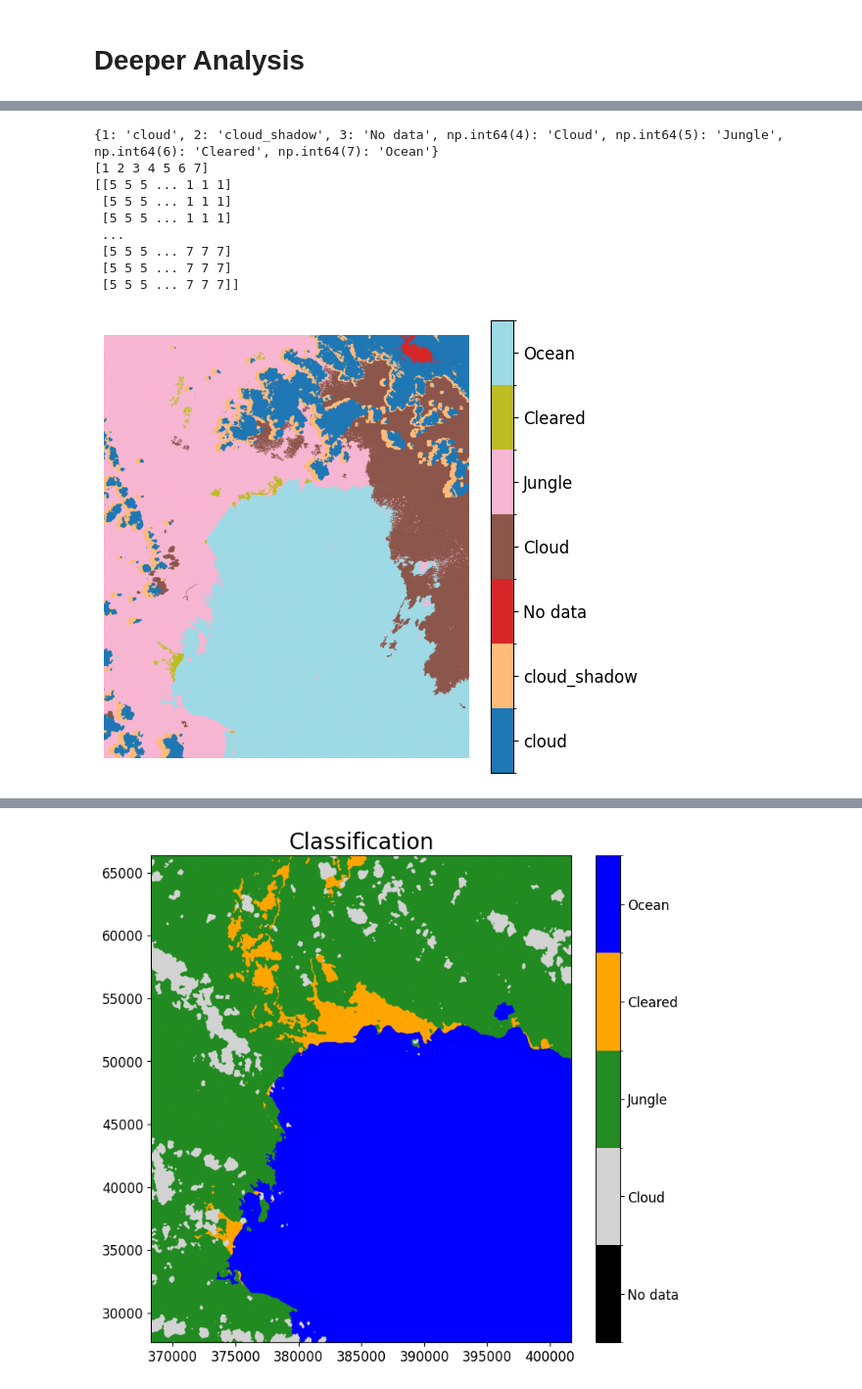
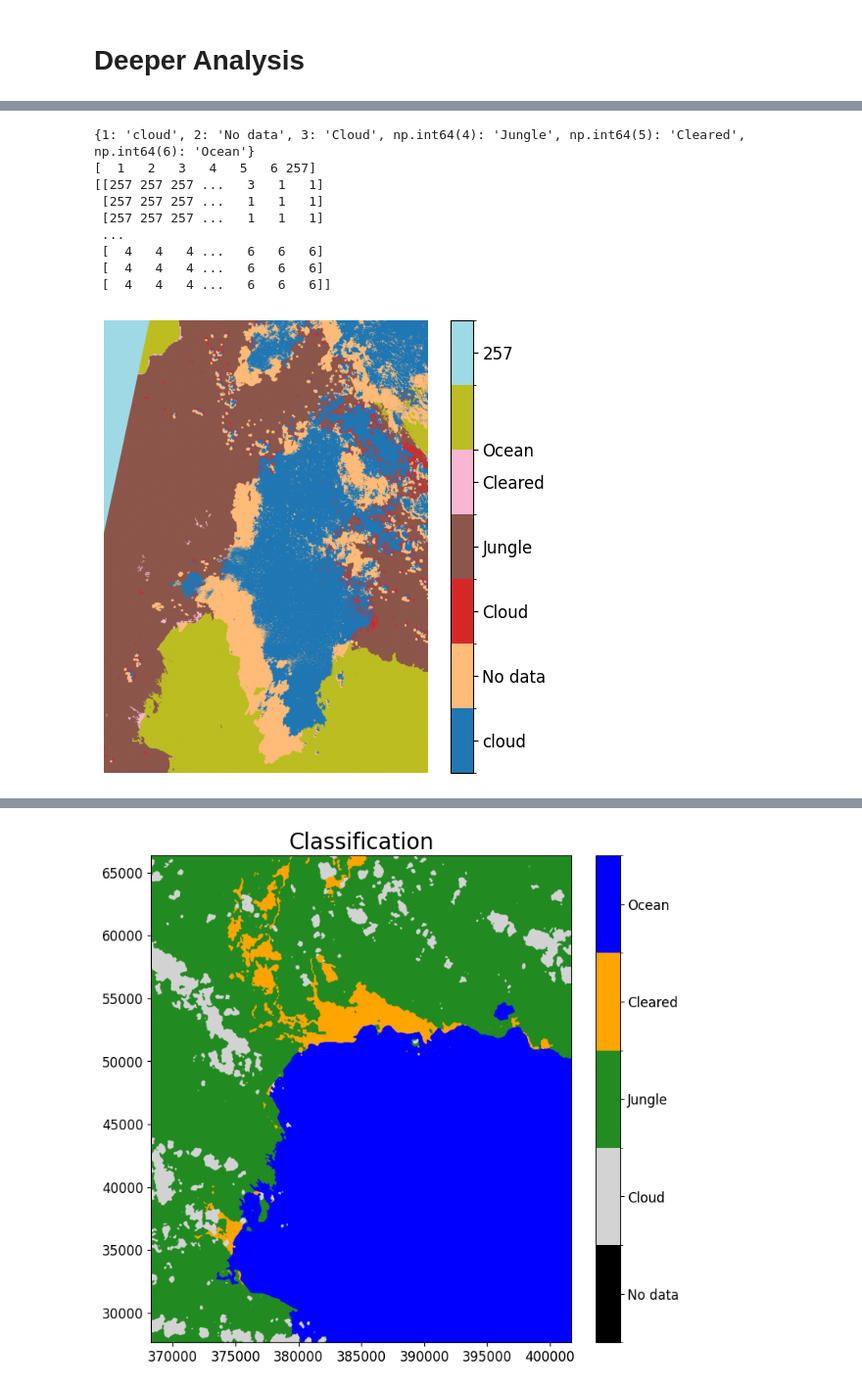
Before and after one commit to alterandos/wedabaywatch, a Jupyter notebook: main.ipynb, the cells around one changed output, grey strips where cells are left out. Shown at 98% size. Drawn from its saved outputs; the diff is of its cells as text; code cells hidden in the pictures.

```diff
--- a/main.ipynb
+++ b/main.ipynb
@@ -74,6 +74,7 @@ array([[1, 1, 1, ..., 0, 0, 0],
 # %%
 from matplotlib.patches import Patch
 reload(ca)
+qa_path = str(clipped_folder) + '/LC08_L2SP_109060_20160603_20200907_02_T1/QA_PIXEL'
 cloud_mask, cloud_map, cloud_ignore = ca.get_cloud_mask_from_qa_pixel_explicit(qa_path)
 
 print(np.unique(cloud_mask))
@@ -99,11 +100,11 @@ plt.show()
 # %%
 reload(ga)
 reload(ca)
-
-with rasterio.open(class_path) as pen:
-    p = pen.read(1)
+# class_path = classified_folder
+# with rasterio.open(class_path) as pen:
+#     p = pen.read(1)
 classified_map = cfg.classifier.int_class_mapping
-combi, combi_map = ga.combine_raster_arrays(cloud_mask, p, map1=cloud_map, map2=classified_map, nodata1=cloud_ignore)
+combi, combi_map = ga.combine_raster_arrays(cloud_mask, class_array, map1=cloud_map, map2=classified_map, nodata1=cloud_ignore)
 
 print(combi_map)
 print(np.unique(combi))
@@ -111,42 +112,42 @@ print(combi)
 
 def plot_combined_raster(combined, class_map):
     """
     combined: 2D array from combine_raster_arrays
     class_map: dict mapping numeric values to class names
     """
     # Get unique values in the raster
     unique_vals = np.unique(combined)
 
     # Make a discrete colormap
     colors = plt.cm.tab20(np.linspace(0, 1, len(unique_vals)))
     cmap = mcolors.ListedColormap(colors)
 
     # Make a norm that maps unique values to color indices
     bounds = unique_vals - 0.5
     bounds = np.append(bounds, unique_vals[-1] + 0.5)
     norm = mcolors.BoundaryNorm(bounds, cmap.N)
 
     plt.figure(figsize=(6,6))
     im = plt.imshow(combined, cmap=cmap, norm=norm)
     plt.axis('off')
 
     # Create a colorbar with class names
     cbar = plt.colorbar(im, ticks=unique_vals)
     cbar.ax.set_yticklabels([class_map.get(val, str(val)) for val in unique_vals])
     plt.show()
 
 plot_combined_raster(combi, combi_map)
 # %% [output]
-{1: 'cloud', 2: 'cloud_shadow', 3: 'No data', np.int64(4): 'Cloud', np.int64(5): 'Jungle', np.int64(6): 'Cleared', np.int64(7): 'Ocean'}
-[1 2 3 4 5 6 7]
-[[5 5 5 ... 1 1 1]
- [5 5 5 ... 1 1 1]
- [5 5 5 ... 1 1 1]
+{1: 'cloud', 2: 'No data', 3: 'Cloud', np.int64(4): 'Jungle', np.int64(5): 'Cleared', np.int64(6): 'Ocean'}
+[  1   2   3   4   5   6 257]
+[[257 257 257 ...   3   1   1]
+ [257 257 257 ...   1   1   1]
+ [257 257 257 ...   1   1   1]
  ...
- [5 5 5 ... 7 7 7]
- [5 5 5 ... 7 7 7]
- [5 5 5 ... 7 7 7]]
+ [  4   4   4 ...   6   6   6]
+ [  4   4   4 ...   6   6   6]
+ [  4   4   4 ...   6   6   6]]
-[figure, old version]
+[figure, new version]
 # %%
 import sys
 if 'claude_temp.grid_analysis' in sys.modules:
```
Also changed, not shown: parts of 8 cells of this notebook, 39 other files.
